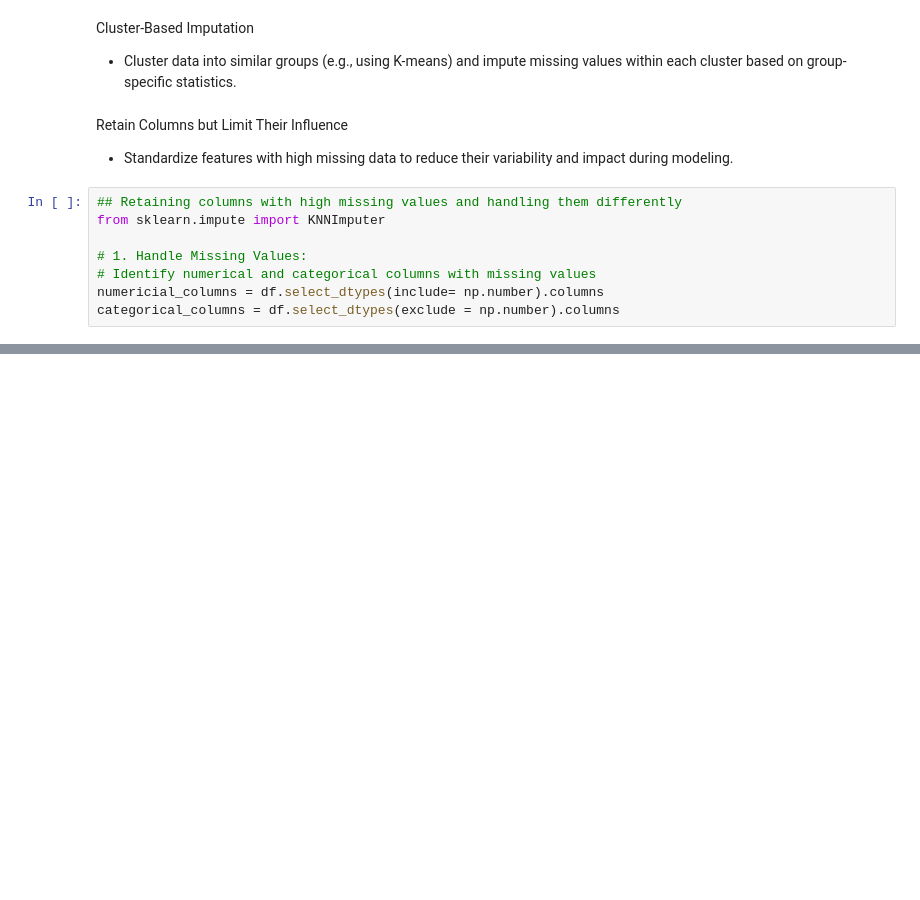
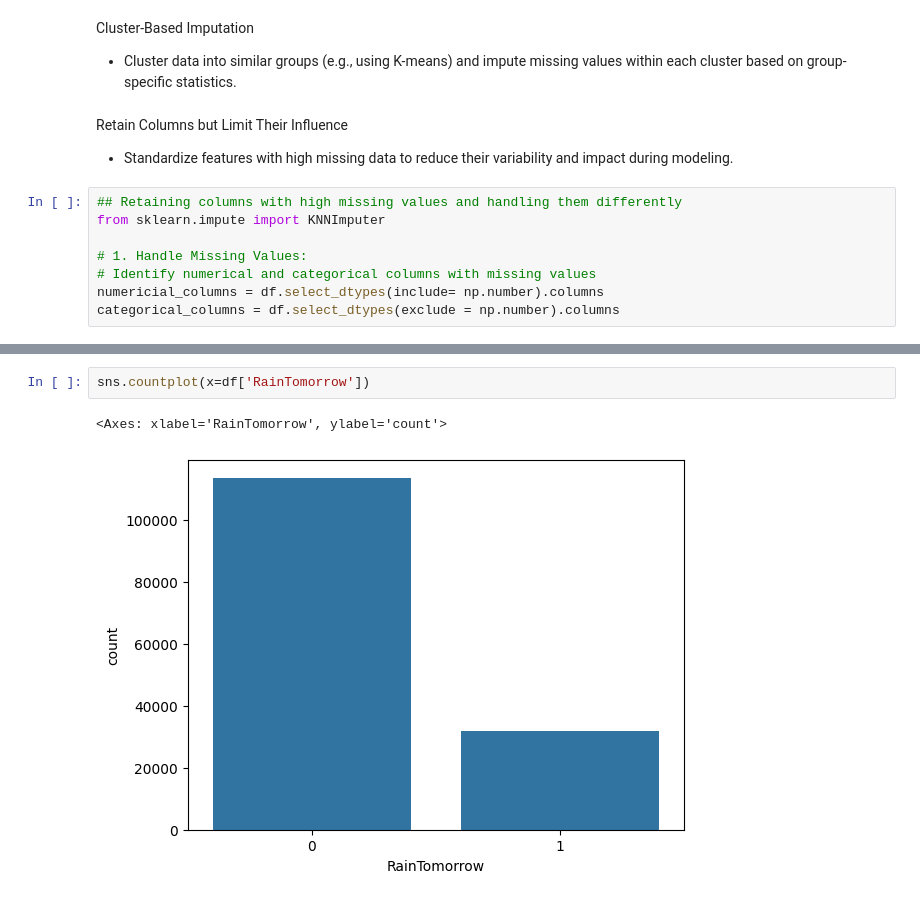
Before and after one commit to vinodvicki/Weather_prediction-, a Jupyter notebook: Rain_Prediction.ipynb, the cells around one changed output, grey strips where cells are left out. Saved outputs shown, nothing was run; the diff lists cells and outputs as text; blank space fills up the shorter version.

```diff
--- a/Rain_Prediction.ipynb
+++ b/Rain_Prediction.ipynb
@@ -226,0 +342,5 @@ df = pd.get_dummies(df, columns=['Location', 'WindGustDir', 'WindDir9am', 'WindD
+# %%
+sns.countplot(x=df['RainTomorrow'])
+# %% [output]
+<Axes: xlabel='RainTomorrow', ylabel='count'>
+[figure, added]
```
Also changed, not shown: parts of 21 cells of this notebook.
